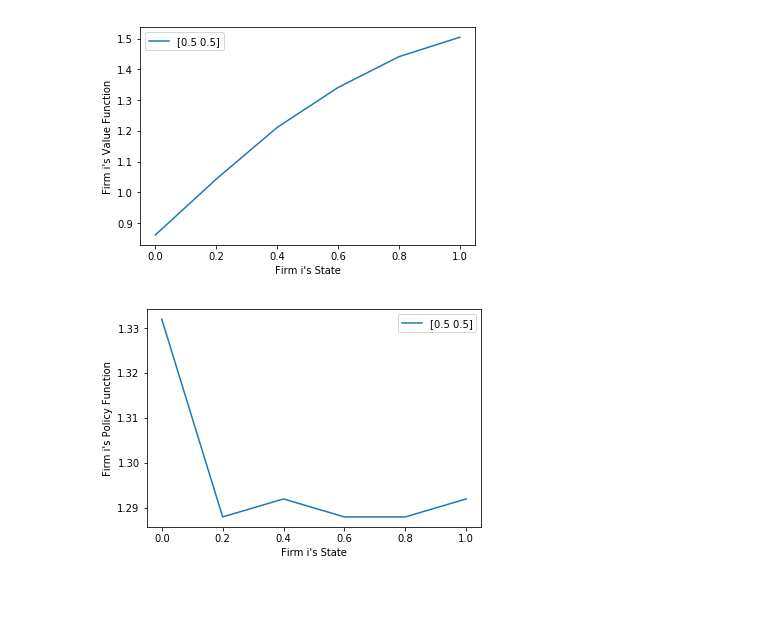
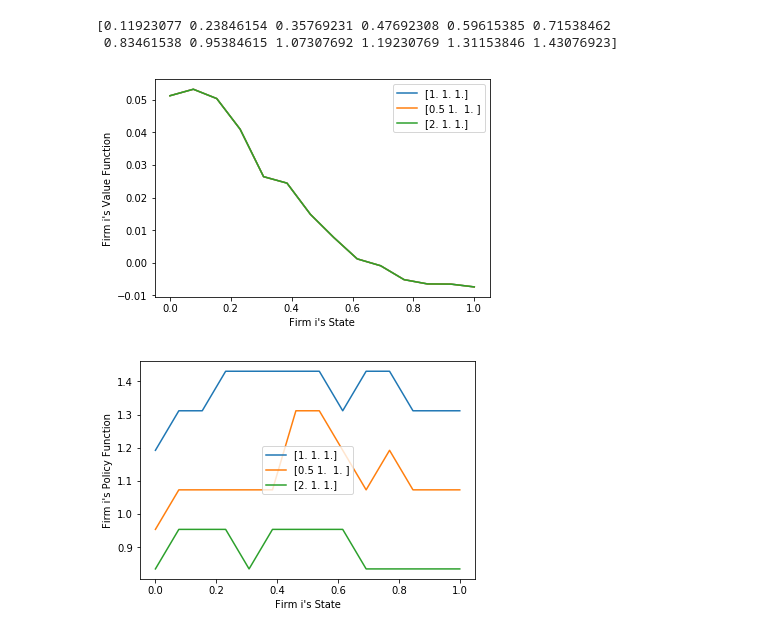
Before and after one commit to ericschulman/tx_milk_2yp, a Jupyter notebook: signals.ipynb, the cells around one changed output. Cells and saved outputs as stored; diff of their text form; code cells hidden in the pictures; blank space fills up the shorter version.

```diff
--- a/signals.ipynb
+++ b/signals.ipynb
@@ -252,0 +243,24 @@ print policy(new_states)
+# %%
+def operator(init_value, init_policy, bids, states, shocks, param):
+    """evaluate states and shocks using look up function"""
+
+    #calculate max
+    new_value = simulation_helper(init_value, init_policy, bids, states, shocks, param)
+
+    max_value = new_value.max(axis=0)
+    max_value = np.amax( max_value.mean(axis=1) )
+
+    value = value_lookup_helper(states, new_value)
+    policy = policy_lookup_helper(bids, states, shocks, new_value)
+    return max_value, value, policy
+
+
+#set up
+#set up: n, nsim, steps, contr, theta, beta, avg_cost, var_cost
+value, policy, bids, states, shocks, params, contr, theta, beta = set_up_env(3, 5, 3, .3, 1, .9, 1,.5)
+
+max_value, value, policy = operator(value, policy, bids, states, shocks, param)
+max_value, value, policy = operator(value, policy, bids, states, shocks, param)
+
+new_states = states.make_states([.3,.4],[[.3,.3],[.1,.3]])
+print policy(new_states,[[0,0,0],[0,0,0]])
@@ -359,5 +360,25 @@ value, policy = markov_perfect_eq(.0001, 200, policy, policy, bids, states, shoc
-# %%
-graph_functions( (value,policy),[cross_section],['Value','Policy'])
-# %% [output]
-[figure, removed]
-[figure, removed]
+# %%
+#Decreasing returns to scale (i.e. incumbency disadvantage, both games seem to admit this eq)
+
+
+n, nsim, steps, contr, theta, beta, avg_cost, var_cost = 3, 40, 13, .1, .5, .9, 1,.5
+value, policy, bids, states, shocks, params, contr, theta, beta = (
+    set_up_env(n, nsim, steps, contr, theta, beta, avg_cost, var_cost))
+
+print bids
+
+value,  policy = markov_perfect_eq(.001, 100, value, policy, bids, states, shocks, params)
+
+#generate some states to graph
+graph_shocks = np.array([[avg_cost]*n,[.5*avg_cost,avg_cost,avg_cost],[2*avg_cost,avg_cost,avg_cost]])
+cross_states, cross_shocks = gen_cross(states, graph_shocks)
+
+#roll the operator forward using shocks I intend to graph
+bad_max, bad_value,  policy = operator(value,  policy, bids, states, graph_shocks, param)
+
+graph_functions(value, policy, cross_states, cross_shocks, ['Value','Policy'])
+# %% [output]
+[0.11923077 0.23846154 0.35769231 0.47692308 0.59615385 0.71538462
+ 0.83461538 0.95384615 1.07307692 1.19230769 1.31153846 1.43076923]
+[figure, added]
+[figure, added]
```
Also changed, not shown: parts of 19 cells of this notebook.
